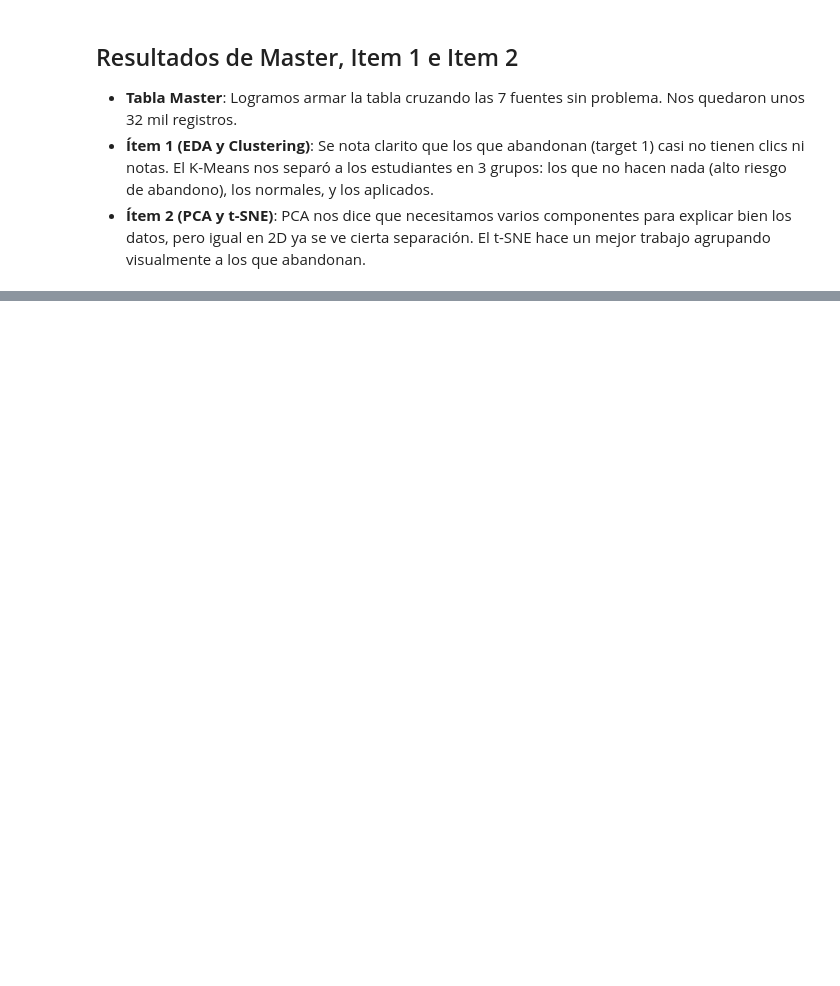
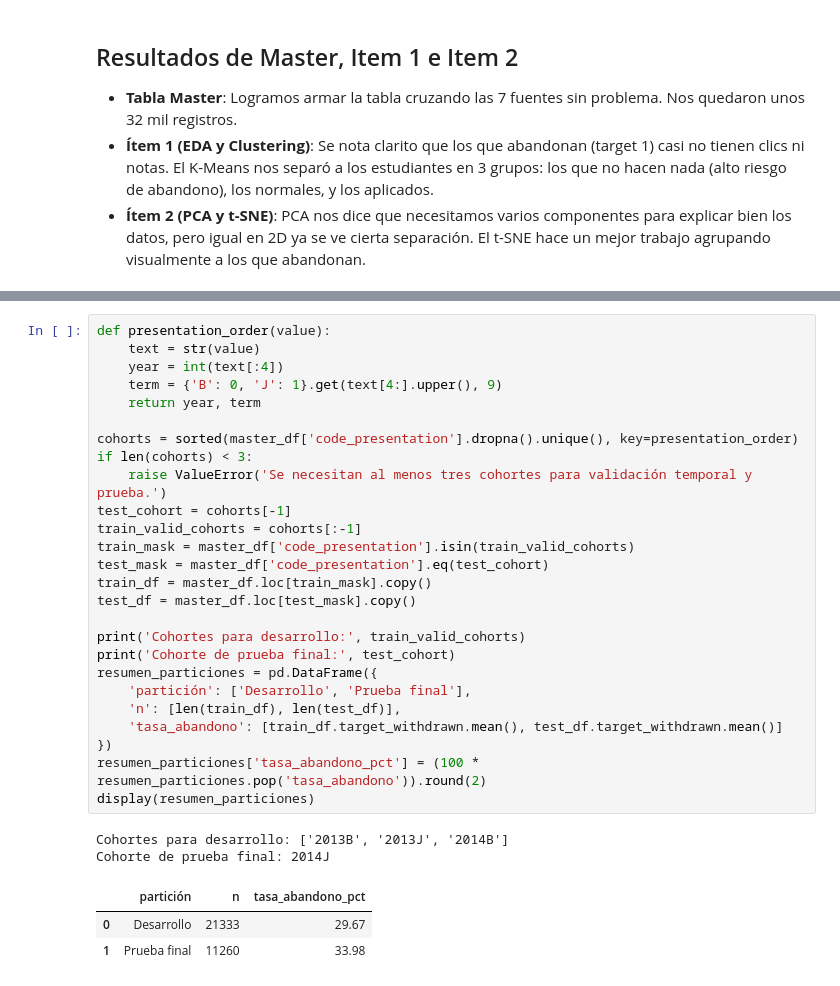
Before and after one commit to CristianPachacama/uide_01_aprendizaje_automatico, a Jupyter notebook: 2026_08_15_cross_validation/grupo_4_taller_03.ipynb, the cells around one changed output, grey strips where cells are left out. Saved outputs shown, nothing was run; the diff lists cells and outputs as text; blank space fills up the shorter version.

```diff
--- a/2026_08_15_cross_validation/grupo_4_taller_03.ipynb
+++ b/2026_08_15_cross_validation/grupo_4_taller_03.ipynb
@@ -185,0 +239,32 @@ plt.show()
+# %%
+def presentation_order(value):
+    text = str(value)
+    year = int(text[:4])
+    term = {'B': 0, 'J': 1}.get(text[4:].upper(), 9)
+    return year, term
+
+cohorts = sorted(master_df['code_presentation'].dropna().unique(), key=presentation_order)
+if len(cohorts) < 3:
+    raise ValueError('Se necesitan al menos tres cohortes para validación temporal y prueba.')
+test_cohort = cohorts[-1]
+train_valid_cohorts = cohorts[:-1]
+train_mask = master_df['code_presentation'].isin(train_valid_cohorts)
+test_mask = master_df['code_presentation'].eq(test_cohort)
+train_df = master_df.loc[train_mask].copy()
+test_df = master_df.loc[test_mask].copy()
+
+print('Cohortes para desarrollo:', train_valid_cohorts)
+print('Cohorte de prueba final:', test_cohort)
+resumen_particiones = pd.DataFrame({
+    'partición': ['Desarrollo', 'Prueba final'],
+    'n': [len(train_df), len(test_df)],
+    'tasa_abandono': [train_df.target_withdrawn.mean(), test_df.target_withdrawn.mean()]
+})
+resumen_particiones['tasa_abandono_pct'] = (100 * resumen_particiones.pop('tasa_abandono')).round(2)
+display(resumen_particiones)
+# %% [output]
+Cohortes para desarrollo: ['2013B', '2013J', '2014B']
+Cohorte de prueba final: 2014J
+|  | partición | n | tasa_abandono_pct |
+| 0 | Desarrollo | 21333 | 29.67 |
+| 1 | Prueba final | 11260 | 33.98 |
```
Also changed, not shown: parts of 14 cells of this notebook.
